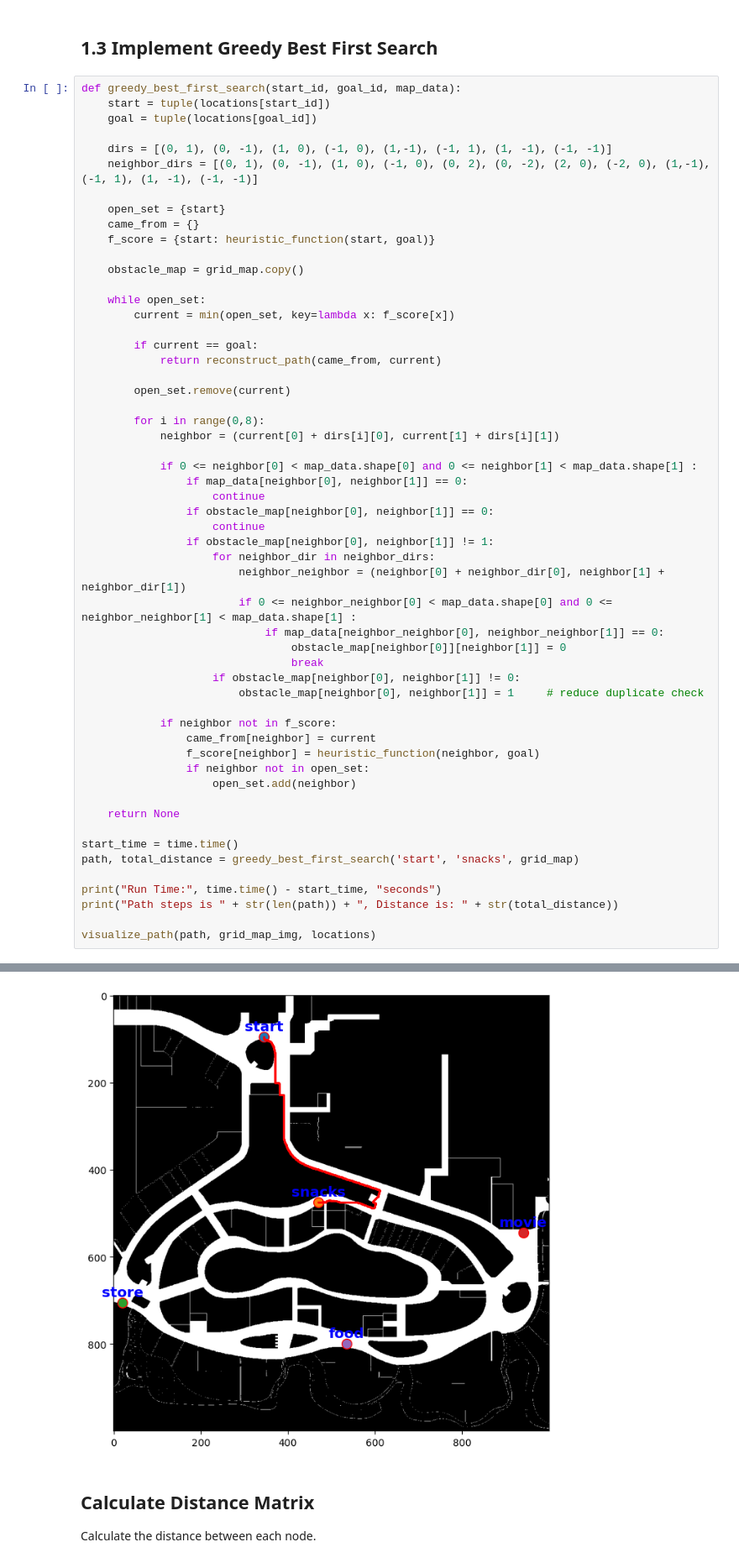
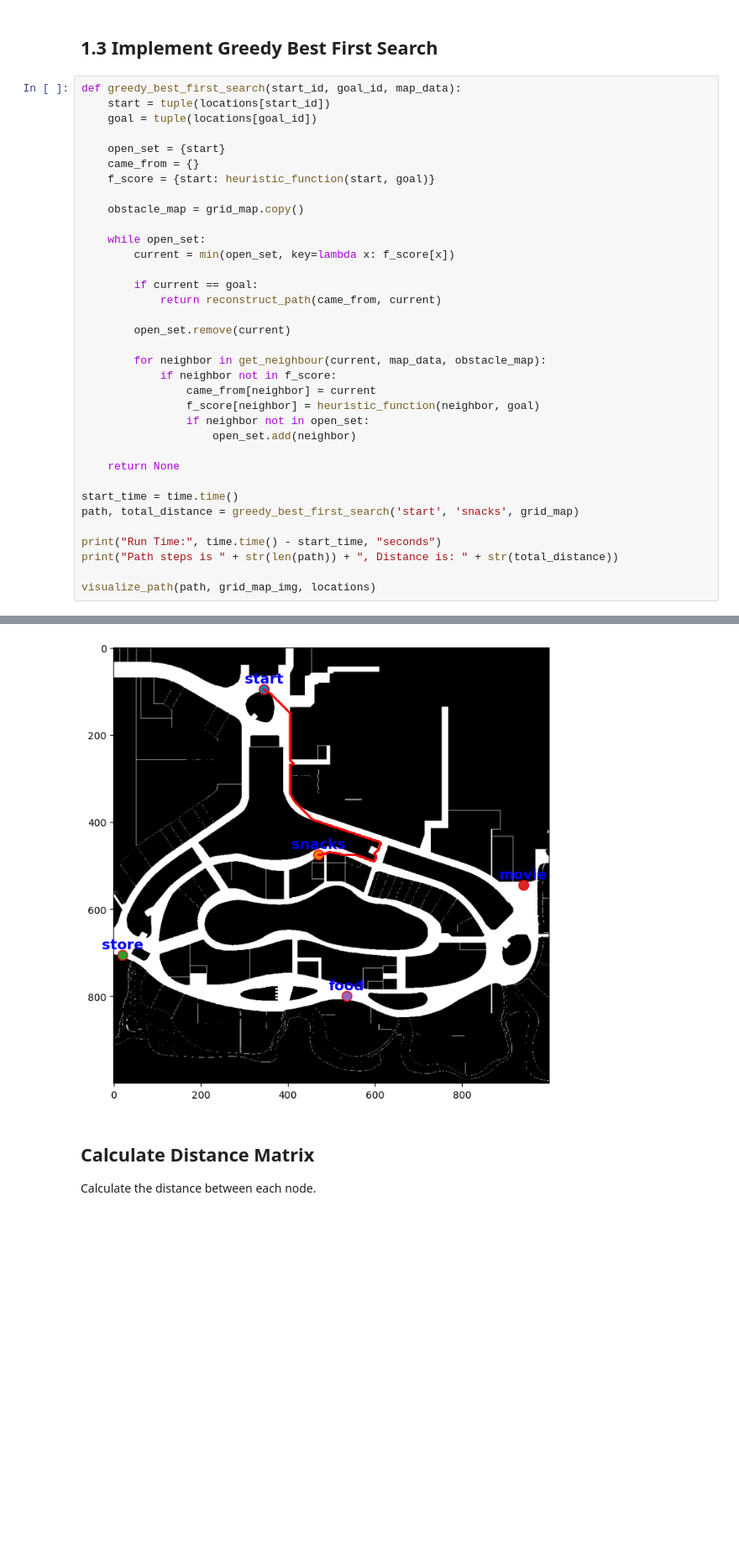
Before and after one commit to huangyqs123/ME5413_HW3, a Jupyter notebook: HW3_Task1&2/homework3.ipynb, the cells around one changed output, grey strips where cells are left out. Shown at 84% size. Drawn from its saved outputs; the diff is of its cells as text; blank space fills up the shorter version.

```diff
--- a/HW3_Task1&2/homework3.ipynb
+++ b/HW3_Task1&2/homework3.ipynb
@@ -227,9 +215,6 @@ Path steps is 690, Distance is: 149.44400000000002
 def greedy_best_first_search(start_id, goal_id, map_data):
     start = tuple(locations[start_id])
     goal = tuple(locations[goal_id])
-
-    dirs = [(0, 1), (0, -1), (1, 0), (-1, 0), (1,-1), (-1, 1), (1, -1), (-1, -1)]
-    neighbor_dirs = [(0, 1), (0, -1), (1, 0), (-1, 0), (0, 2), (0, -2), (2, 0), (-2, 0), (1,-1), (-1, 1), (1, -1), (-1, -1)]
 
     open_set = {start}
     came_from = {}
@@ -245,24 +230,7 @@ def greedy_best_first_search(start_id, goal_id, map_data):
 
         open_set.remove(current)
 
-        for i in range(0,8):
-            neighbor = (current[0] + dirs[i][0], current[1] + dirs[i][1])
-
-            if 0 <= neighbor[0] < map_data.shape[0] and 0 <= neighbor[1] < map_data.shape[1] :
-                if map_data[neighbor[0], neighbor[1]] == 0:
-                    continue
-                if obstacle_map[neighbor[0], neighbor[1]] == 0:
-                    continue
-                if obstacle_map[neighbor[0], neighbor[1]] != 1:
-                    for neighbor_dir in neighbor_dirs:
-                        neighbor_neighbor = (neighbor[0] + neighbor_dir[0], neighbor[1] + neighbor_dir[1])
-                        if 0 <= neighbor_neighbor[0] < map_data.shape[0] and 0 <= neighbor_neighbor[1] < map_data.shape[1] :
-                            if map_data[neighbor_neighbor[0], neighbor_neighbor[1]] == 0:
-                                obstacle_map[neighbor[0]][neighbor[1]] = 0
-                                break
-                    if obstacle_map[neighbor[0], neighbor[1]] != 0:
-                        obstacle_map[neighbor[0], neighbor[1]] = 1     # reduce duplicate check
-
+        for neighbor in get_neighbour(current, map_data, obstacle_map):
             if neighbor not in f_score:
                 came_from[neighbor] = current
                 f_score[neighbor] = heuristic_function(neighbor, goal)
@@ -284,4 +252,4 @@ Path steps is 793, Distance is: 162.4179999999992
-[figure, old version]
+[figure, new version]
 # %% [markdown]
 ## Calculate Distance Matrix
 Calculate the distance between each node.
```
Also changed, not shown: parts of 7 cells of this notebook.
